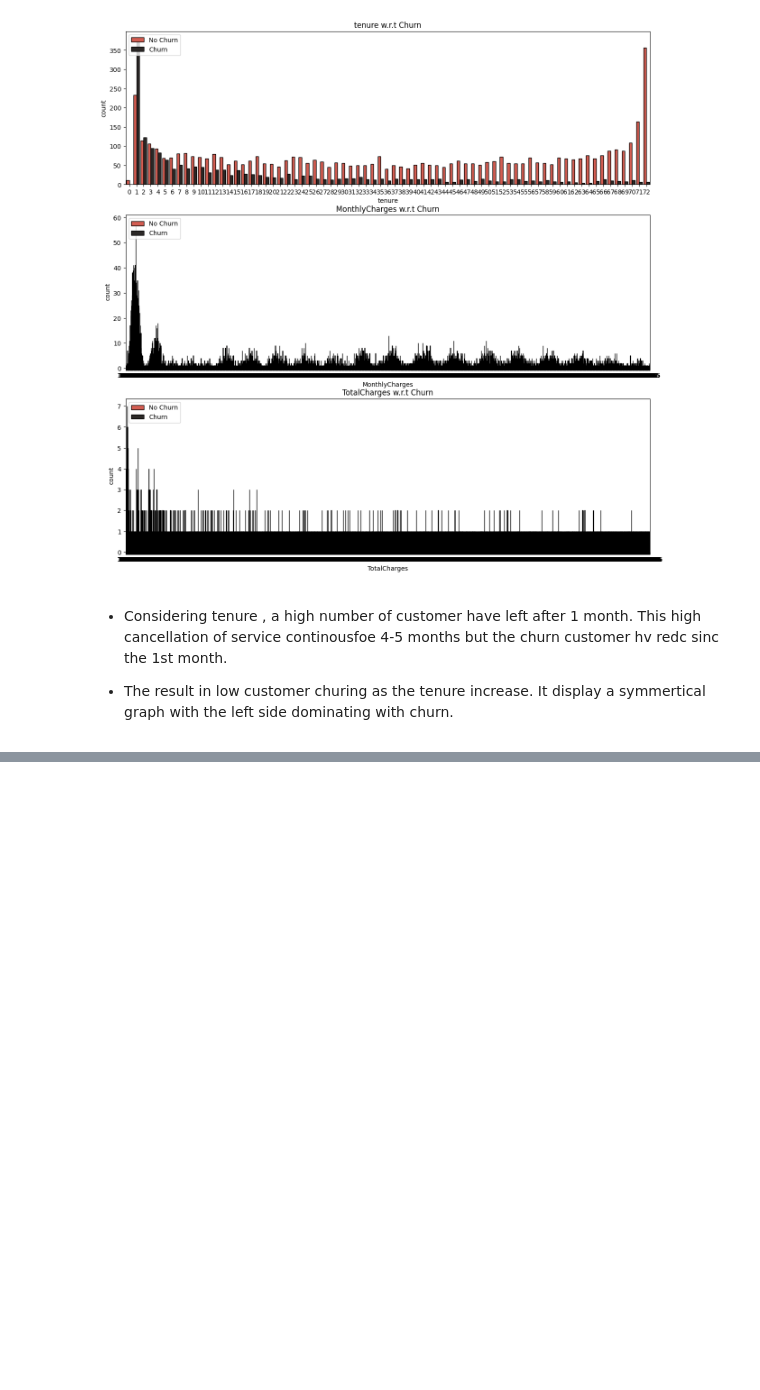
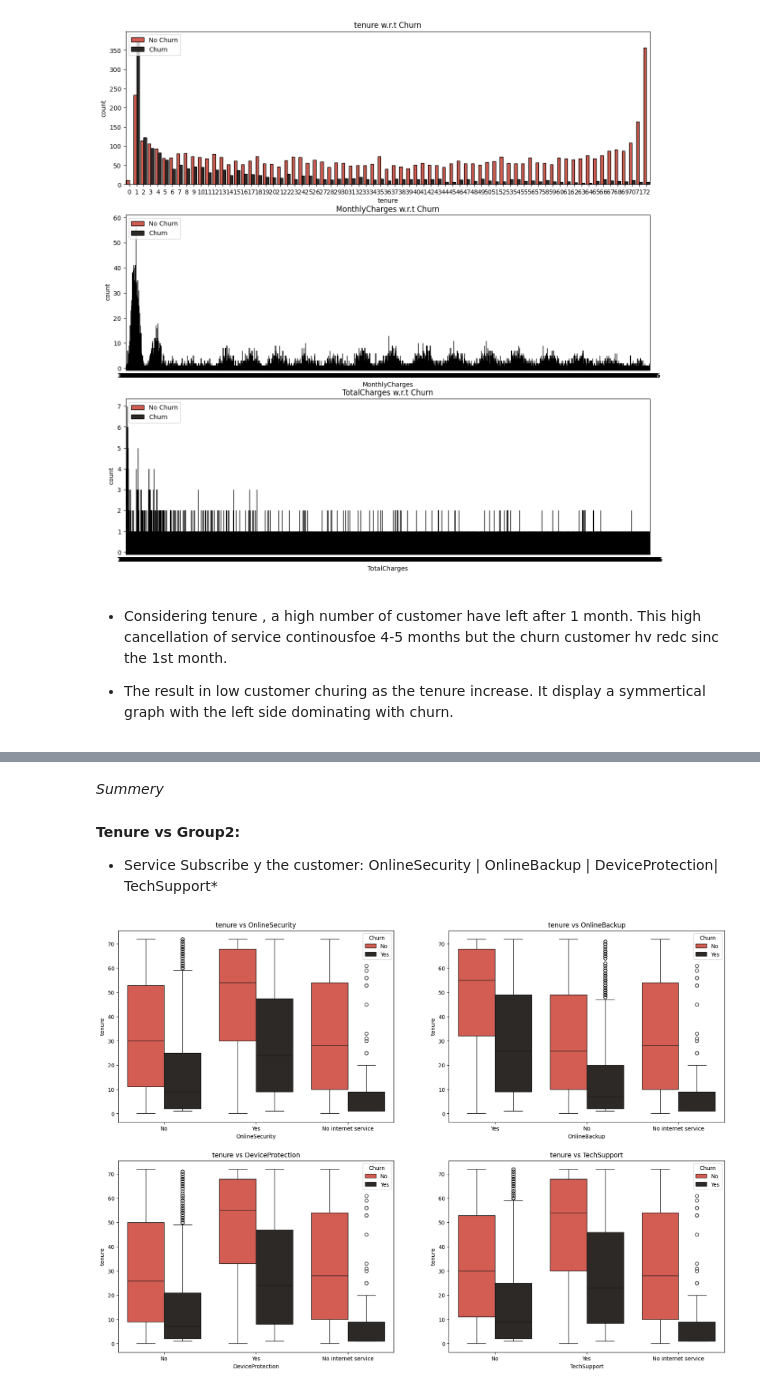
Before and after one commit to Bhupendra-glitch/Customer-Segmentation-Retention, a Jupyter notebook: Telco_Customer_Churn.ipynb, the cells around one changed output, grey strips where cells are left out. Cells and saved outputs as stored; diff of their text form; code cells hidden in the pictures; blank space fills up the shorter version.

```diff
--- a/Telco_Customer_Churn.ipynb
+++ b/Telco_Customer_Churn.ipynb
@@ -579,0 +639,13 @@ for i in range(len(numerical_features)):
+# %% [markdown]
+*Summery*
+# %% [markdown]
+**Tenure vs Group2:**
+* Service Subscribe y the customer: OnlineSecurity | OnlineBackup | DeviceProtection| TechSupport*
+# %%
+fig = plt.subplots(nrows = 2,ncols = 2,figsize = (20,14))
+for i in range(len(l2[-4:])):
+    plt.subplot(2,2,i + 1)
+    ax = sns.boxplot(x = l2[i - 4],y = 'tenure',data = data,hue = 'Churn',palette = colors);
+    plt.title('tenure vs ' + l2[i-4]);
+# %% [output]
+[figure, added]
```
Also changed, not shown: parts of 7 cells of this notebook.
